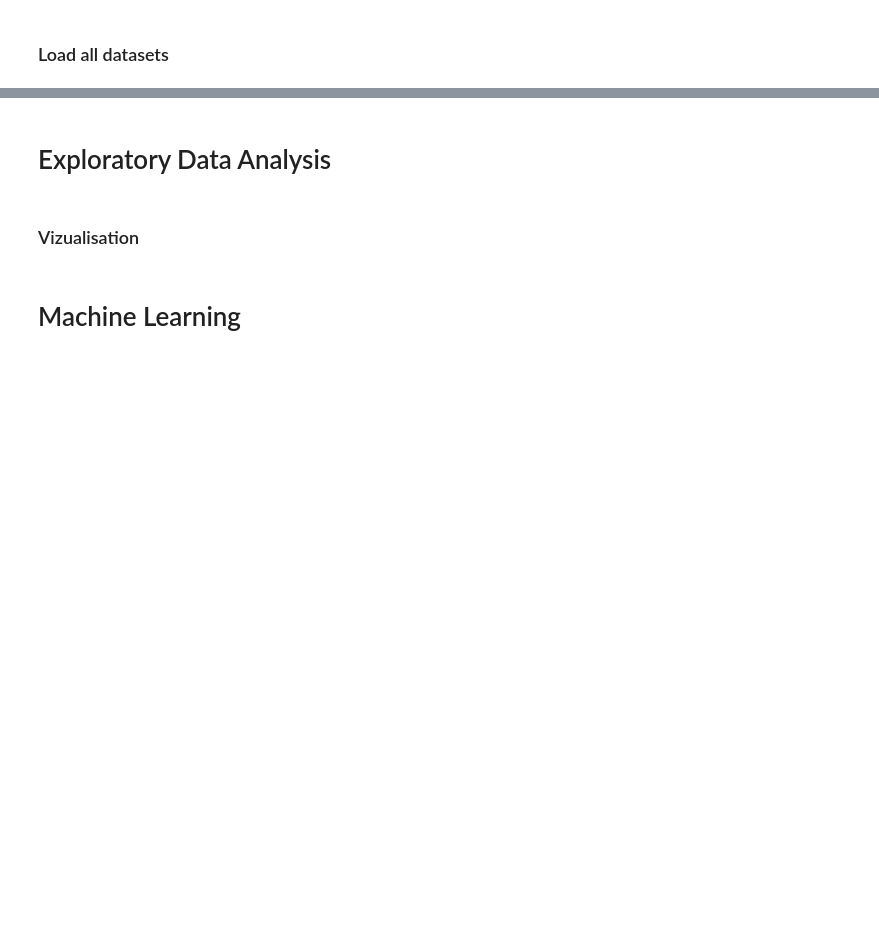
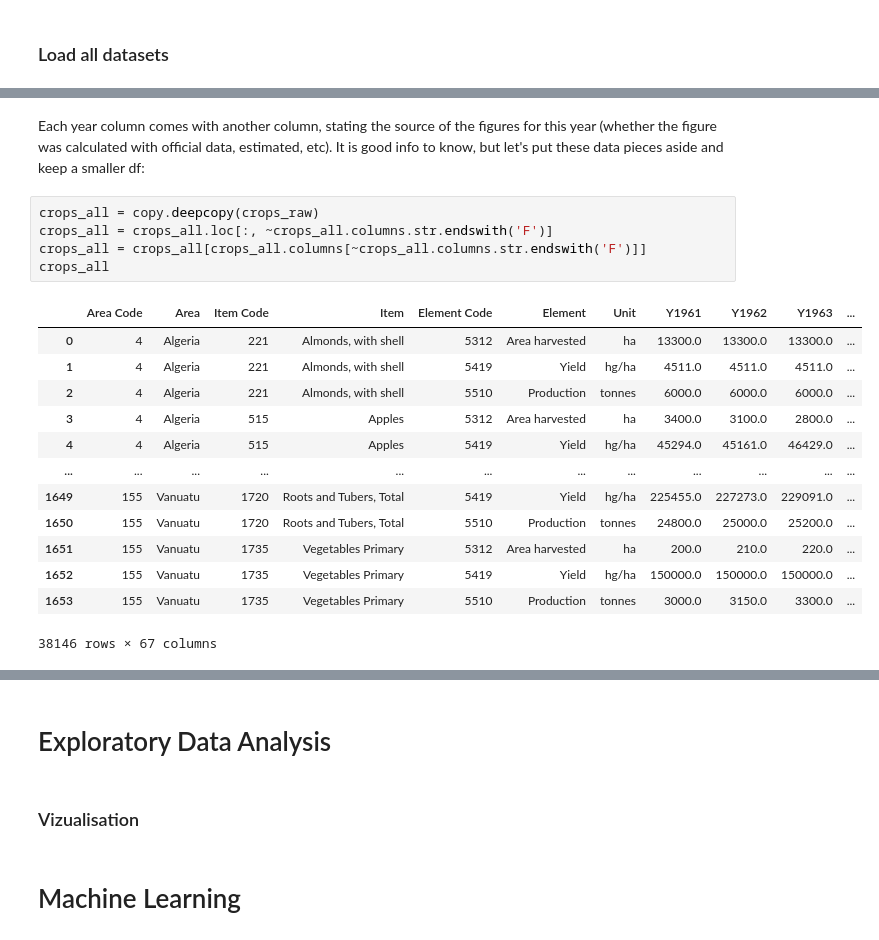
Before and after one commit to nicoboou/wheat-yield-forecasting, a Jupyter notebook: Crops Yield Notebook.ipynb, the cells around one changed output, grey strips where cells are left out. Saved outputs shown, nothing was run; the diff lists cells and outputs as text; blank space fills up the shorter version.

```diff
--- a/Crops Yield Notebook.ipynb
+++ b/Crops Yield Notebook.ipynb
@@ -148,0 +196,22 @@ def open_all_datasets_df(list_to_query):
+# %% [markdown]
+Each year column comes with another column, stating the source of the figures for this year (whether the figure was calculated with official data, estimated, etc).
+It is good info to know, but let's put these data pieces aside and keep a smaller df:
+# %%
+crops_all = copy.deepcopy(crops_raw)
+crops_all = crops_all.loc[:, ~crops_all.columns.str.endswith('F')]
+crops_all = crops_all[crops_all.columns[~crops_all.columns.str.endswith('F')]]
+crops_all
+# %% [output]
+|  | Area Code | Area | Item Code | Item | Element Code | Element | Unit | Y1961 | Y1962 | Y1963 | ... |
+| 0 | 4 | Algeria | 221 | Almonds, with shell | 5312 | Area harvested | ha | 13300.0 | 13300.0 | 13300.0 | ... |
+| 1 | 4 | Algeria | 221 | Almonds, with shell | 5419 | Yield | hg/ha | 4511.0 | 4511.0 | 4511.0 | ... |
+| 2 | 4 | Algeria | 221 | Almonds, with shell | 5510 | Production | tonnes | 6000.0 | 6000.0 | 6000.0 | ... |
+| 3 | 4 | Algeria | 515 | Apples | 5312 | Area harvested | ha | 3400.0 | 3100.0 | 2800.0 | ... |
+| 4 | 4 | Algeria | 515 | Apples | 5419 | Yield | hg/ha | 45294.0 | 45161.0 | 46429.0 | ... |
+| ... | ... | ... | ... | ... | ... | ... | ... | ... | ... | ... | ... |
+| 1649 | 155 | Vanuatu | 1720 | Roots and Tubers, Total | 5419 | Yield | hg/ha | 225455.0 | 227273.0 | 229091.0 | ... |
+| 1650 | 155 | Vanuatu | 1720 | Roots and Tubers, Total | 5510 | Production | tonnes | 24800.0 | 25000.0 | 25200.0 | ... |
+| 1651 | 155 | Vanuatu | 1735 | Vegetables Primary | 5312 | Area harvested | ha | 200.0 | 210.0 | 220.0 | ... |
+| 1652 | 155 | Vanuatu | 1735 | Vegetables Primary | 5419 | Yield | hg/ha | 150000.0 | 150000.0 | 150000.0 | ... |
+| 1653 | 155 | Vanuatu | 1735 | Vegetables Primary | 5510 | Production | tonnes | 3000.0 | 3150.0 | 3300.0 | ... |
+38146 rows × 67 columns
```
Also changed, not shown: parts of 23 cells of this notebook, 1 other file.
